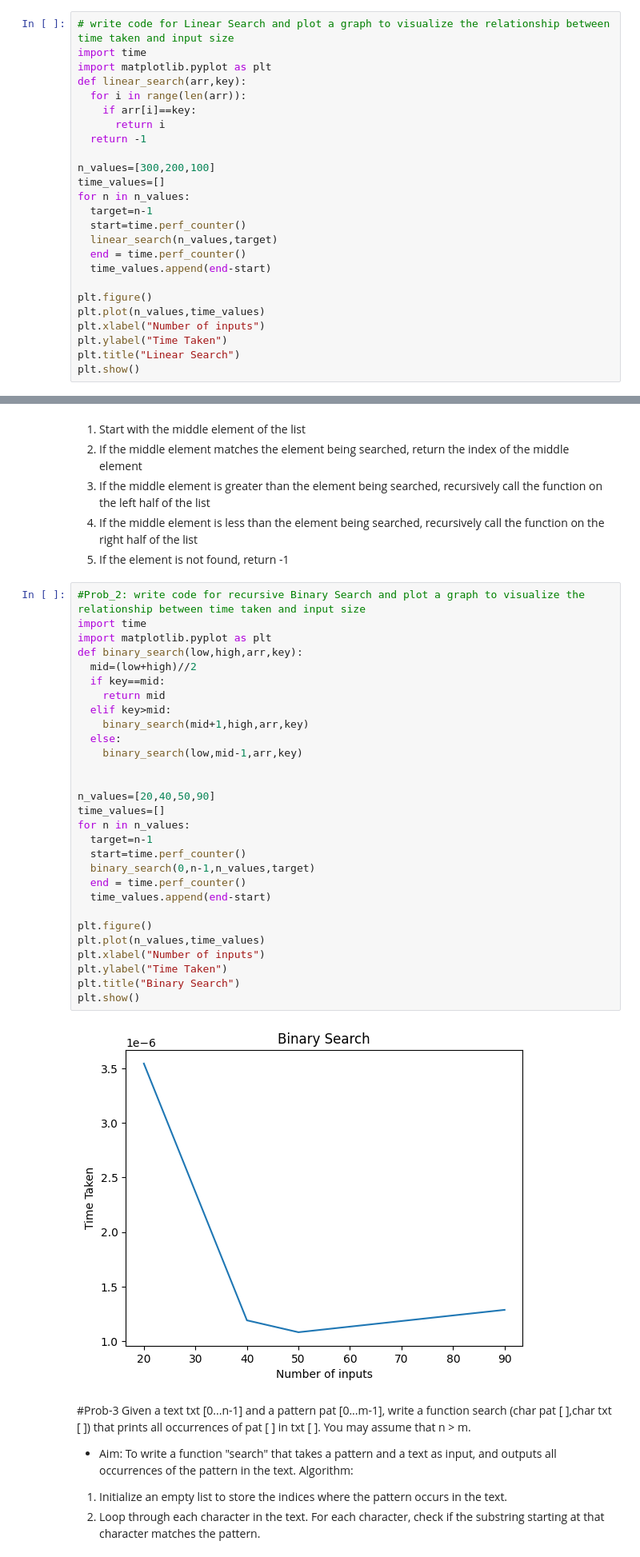
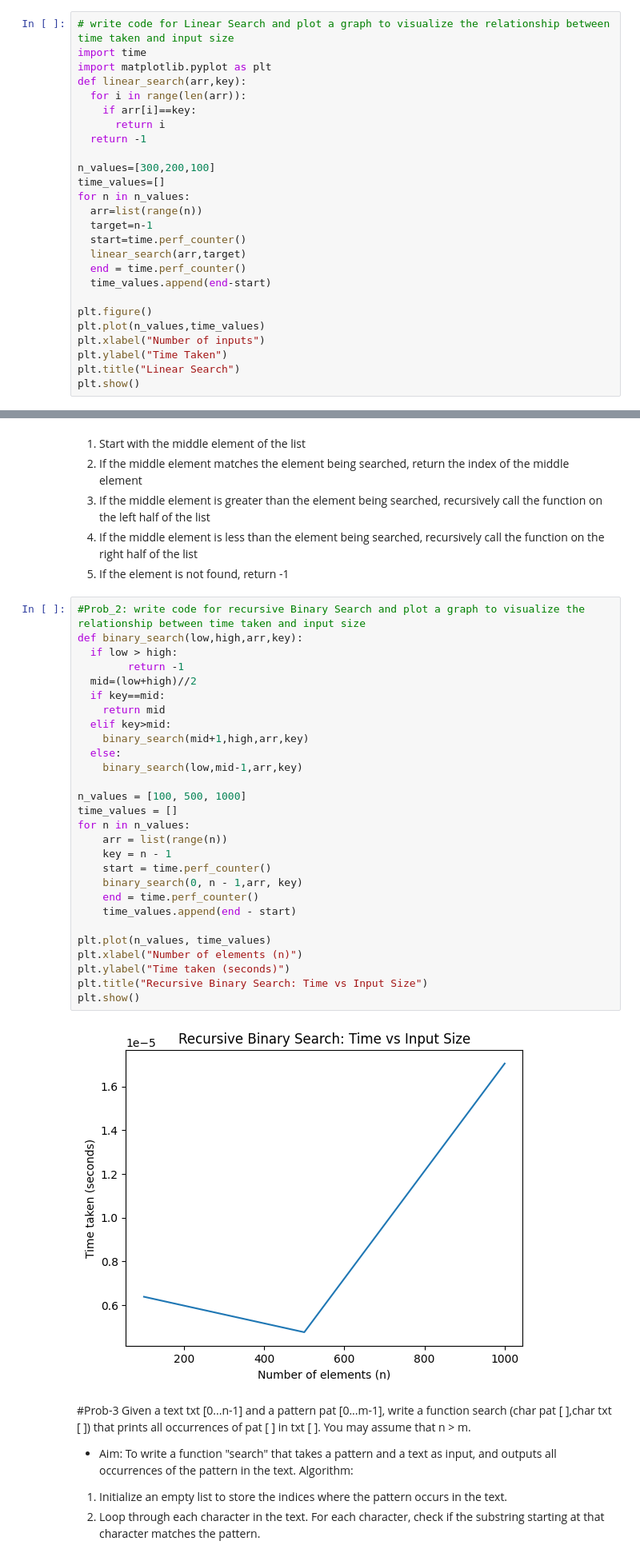
Before and after one commit to Harshitd1/algoAndProblemSolving, a Jupyter notebook: lab_4.ipynb, the cells around one changed output, grey strips where cells are left out. Shown: that part at 80% size. Cells and saved outputs as stored; diff of their text form.

```diff
--- a/lab_4.ipynb
+++ b/lab_4.ipynb
@@ -26,9 +26,10 @@ def linear_search(arr,key):
 n_values=[300,200,100]
 time_values=[]
 for n in n_values:
+  arr=list(range(n))
   target=n-1
   start=time.perf_counter()
-  linear_search(n_values,target)
+  linear_search(arr,target)
   end = time.perf_counter()
   time_values.append(end-start)
 
@@ -52,35 +53,34 @@ Algorithm:
 5. If the element is not found, return -1
 # %%
 #Prob_2: write code for recursive Binary Search and plot a graph to visualize the relationship between time taken and input size
-import time
-import matplotlib.pyplot as plt
 def binary_search(low,high,arr,key):
+  if low > high:
+        return -1
   mid=(low+high)//2
   if key==mid:
     return mid
   elif key>mid:
     binary_search(mid+1,high,arr,key)
   else:
     binary_search(low,mid-1,arr,key)
 
+n_values = [100, 500, 1000]
+time_values = []
+for n in n_values:
+    arr = list(range(n))
+    key = n - 1
+    start = time.perf_counter()
+    binary_search(0, n - 1,arr, key)
+    end = time.perf_counter()
+    time_values.append(end - start)
 
-n_values=[20,40,50,90]
-time_values=[]
-for n in n_values:
-  target=n-1
-  start=time.perf_counter()
-  binary_search(0,n-1,n_values,target)
-  end = time.perf_counter()
-  time_values.append(end-start)
-
-plt.figure()
-plt.plot(n_values,time_values)
-plt.xlabel("Number of inputs")
-plt.ylabel("Time Taken")
-plt.title("Binary Search")
+plt.plot(n_values, time_values)
+plt.xlabel("Number of elements (n)")
+plt.ylabel("Time taken (seconds)")
+plt.title("Recursive Binary Search: Time vs Input Size")
 plt.show()
 # %% [output]
-[figure, old version]
+[figure, new version]
 # %% [markdown]
 #Prob-3
 Given a text txt [0...n-1] and a pattern pat [0...m-1], write a function search (char pat [ ],char txt [ ]) that prints all occurrences of pat [ ] in txt [ ]. You may assume that n > m.
```
Also changed, not shown: parts of 4 cells of this notebook.
